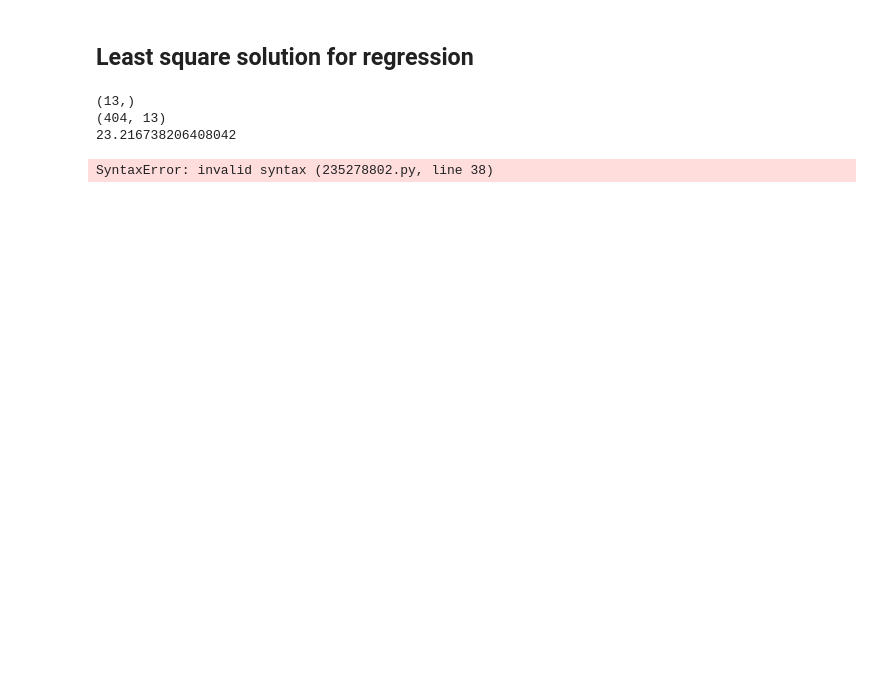
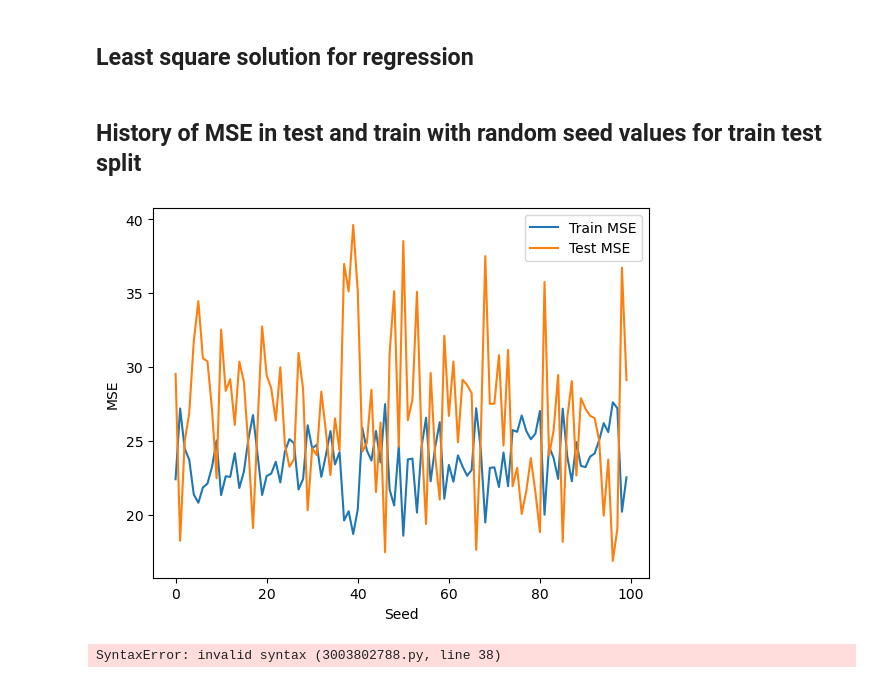
Before and after one commit to patrickjcraig/DL-HW1, a Jupyter notebook: Main.ipynb, the cells around one changed output. Saved outputs shown, nothing was run; the diff lists cells and outputs as text; code cells hidden in the pictures; blank space fills up the shorter version.

```diff
--- a/Main.ipynb
+++ b/Main.ipynb
@@ -36,9 +36,20 @@ df.head()
 | 4 | 0.06905 | 0.0 | 2.18 | 0 | 0.458 | 7.147 | 54.2 | 6.0622 | 3 | 222 | 18.7 | ... |
 # %%
 # Split the data into training and test sets (MEDV is the target)
-X_train, X_test, y_train, y_test = train_test_split(df.iloc[:,:-1], df.iloc[:,-1], test_size=0.2, random_state=42,shuffle=True)
+X_train, X_test, y_train, y_test = train_test_split(df.iloc[:,:-1], df.iloc[:,-1], test_size=0.2, random_state=1,shuffle=False)
 
 # Print the first few rows of the training data and the labels
 print(X_train.head(), "\n")
 print("Labels: ", "\n", y_train.head())
+
+# convert to numpy arrays
+X_train = X_train.to_numpy()
+X_test = X_test.to_numpy()
+y_train = y_train.to_numpy()
+y_test = y_test.to_numpy()
+
+print(X_train.shape)
+print(X_test.shape)
+print(y_train.shape)
+print(y_test.shape)
 # %% [output]
@@ -105,16 +91,41 @@ class least_squares_regressor():
 
     def get_weights(self):
         return self.weights
-# %%
-# Train the least squares regressor
-regressor = least_squares_regressor()
-regressor.fit(X_train, y_train)
-
-print(regressor.mse(X_train, y_train))
-# %% [output]
-(13,)
-(404, 13)
-23.216738206408042
+# %%
+seeds = np.arange(100)
+train_mse_history = []
+test_mse_history = []
+for seed in seeds:
+    # Train the least squares regressor
+    regressor = least_squares_regressor()
+
+    # Train test split
+    X_train, X_test, y_train, y_test = train_test_split(df.iloc[:,:-1], df.iloc[:,-1], test_size=0.3, random_state=seed,shuffle=True)
+
+    # convert to numpy arrays
+    X_train = X_train.to_numpy()
+    X_test = X_test.to_numpy()
+    y_train = y_train.to_numpy()
+    y_test = y_test.to_numpy()
+
+    regressor.fit(X_train, y_train)
+
+    train_mse = regressor.mse(X_train, y_train)
+    train_mse_history.append(train_mse)
+
+    test_mse = regressor.mse(X_test, y_test)
+    test_mse_history.append(test_mse)
+# %% [markdown]
+## History of MSE in test and train with random seed values for train test split
+# %%
+plt.plot(seeds, train_mse_history, label="Train MSE")
+plt.plot(seeds, test_mse_history, label="Test MSE")
+plt.xlabel("Seed")
+plt.ylabel("MSE")
+plt.legend()
+plt.show()
+# %% [output]
+[figure, added]
 # %%
 class LMSRegression:
     def __init__(self,learning_rate,epochs,bias=0):
@@ -157,6 +168,6 @@ class LMSRegression:
 
     def predict():
 # %% [output]
-SyntaxError: invalid syntax (235278802.py, line 38)
+SyntaxError: invalid syntax (3003802788.py, line 38)
 # %%
 # Use R-squared for variance metric
```
Also changed, not shown: parts of 4 cells of this notebook.
